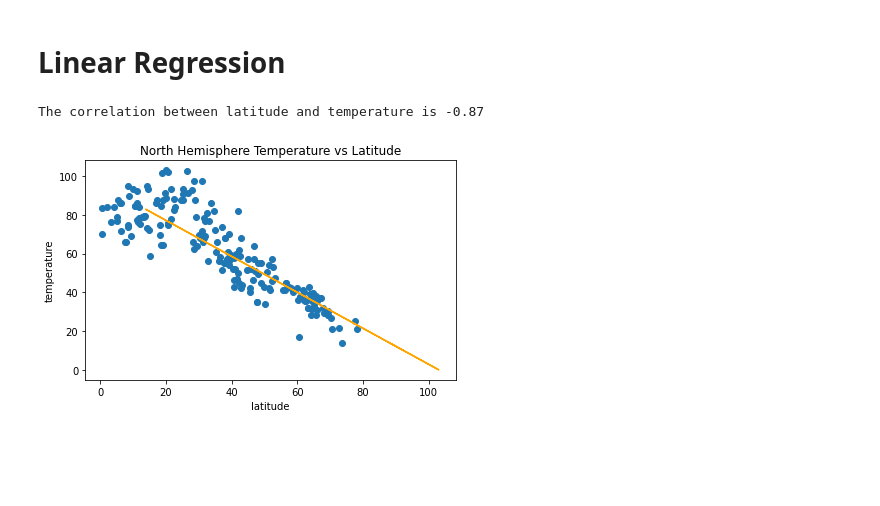
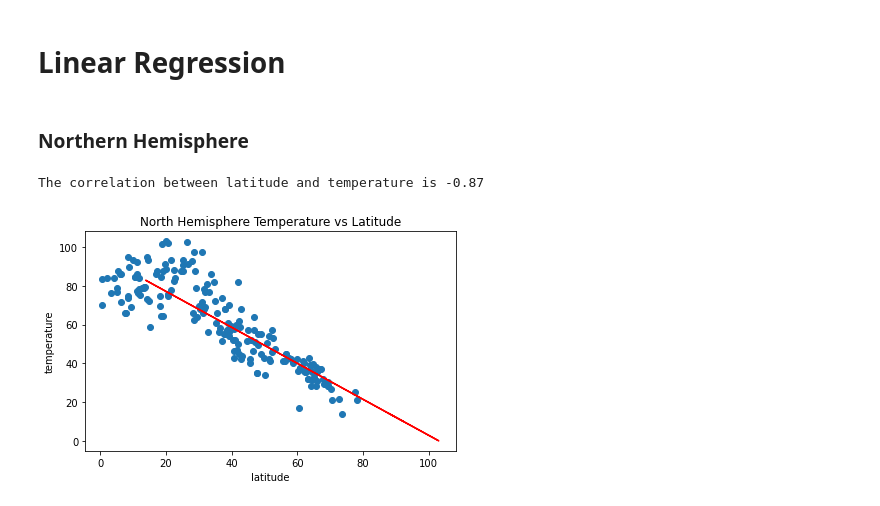
Before and after one commit to josiedeleon/Python-API--Challenge, a Jupyter notebook: WeatherPy/WeatherPy.ipynb, the cells around one changed output. Saved outputs shown, nothing was run; the diff lists cells and outputs as text; code cells hidden in the pictures; blank space fills up the shorter version.

Commit message:
updates to script and chart pics

```diff
--- a/WeatherPy/WeatherPy.ipynb
+++ b/WeatherPy/WeatherPy.ipynb
@@ -187,24 +187,26 @@ plt.show()
 [figure]
 # %% [markdown]
 # Linear Regression
+# %% [markdown]
+### Northern Hemisphere
 # %%
 #Northern Hemisphere - Temperature (F) vs. Latitude
 import scipy.stats as st
 north_hemisphere = weather.loc[weather["latitude"] >= 0]
 south_hemisphere = weather.loc[weather["latitude"] < 0]
 
 correlation = round(st.pearsonr(north_hemisphere["latitude"], north_hemisphere["temperature"])[0],2)
 print(f"The correlation between latitude and temperature is {correlation}")
 graph = st.linregress(north_hemisphere["latitude"], north_hemisphere["temperature"])
 y_values = north_hemisphere["temperature"]*graph[0]+graph[1]
 
 plt.scatter(north_hemisphere["latitude"],north_hemisphere["temperature"])
-plt.plot(north_hemisphere["temperature"],y_values,color='orange')
+plt.plot(north_hemisphere["temperature"],y_values,color='red')
 plt.xlabel("latitude")
 plt.ylabel("temperature")
 plt.title("North Hemisphere Temperature vs Latitude")
 plt.tight_layout()
 plt.savefig("output_data/north_hem_temp_lat.png")
 # %% [output]
 The correlation between latitude and temperature is -0.87
-[figure, old version]
+[figure, new version]
```
Also changed, not shown: parts of 17 cells of this notebook, 7 other files.
